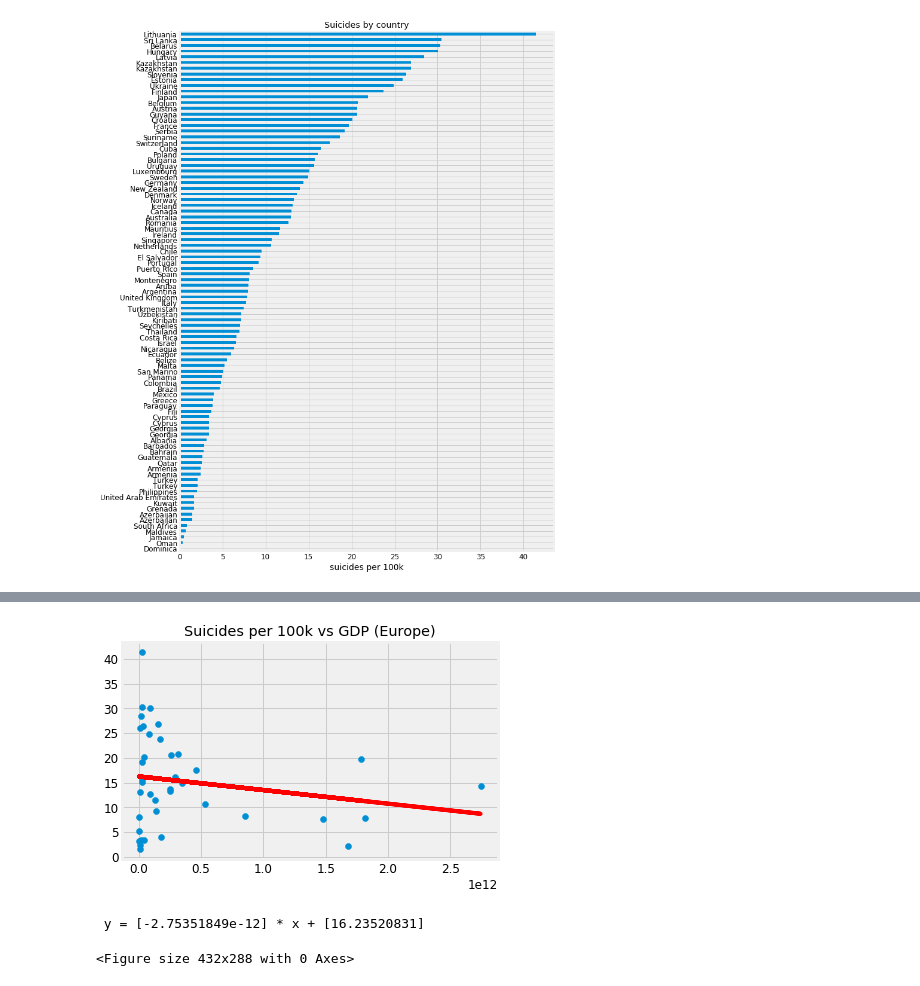
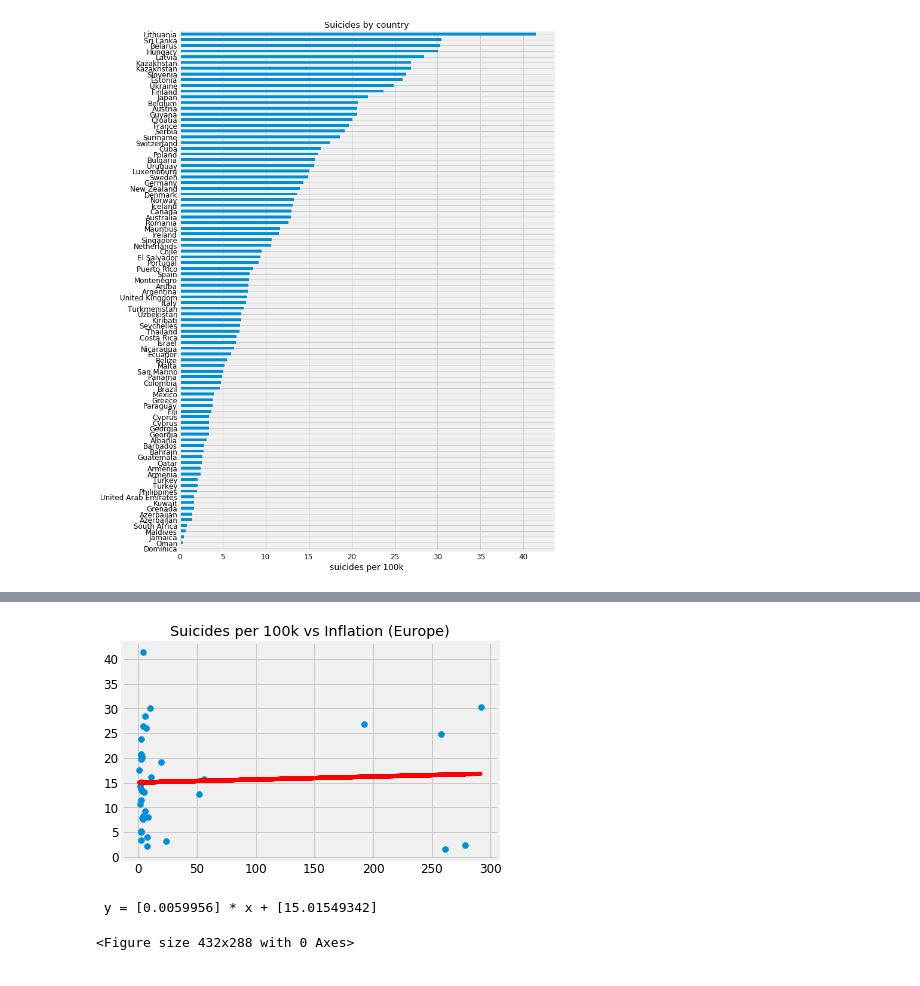
Before and after one commit to MiguelArieiro/WorldSuicideRatesAnalysis, a Jupyter notebook: sgd3.ipynb, the cells around one changed output, grey strips where cells are left out. Saved outputs shown, nothing was run; the diff lists cells and outputs as text; code cells hidden in the pictures.

```diff
--- a/sgd3.ipynb
+++ b/sgd3.ipynb
@@ -477,20 +477,20 @@ for value in continentValues:
 # %%
 from sklearn.linear_model import LinearRegression
-df = pd.DataFrame(np.random.randn(100, 3))
+from scipy import stats
 
-from scipy import stats
-totalSuicidesPer100kCountries=totalSuicidesPer100kCountries[(np.abs(stats.zscore(totalSuicidesPer100kCountries.gdp_per_capita_USD)) < 3)]
+df = totalSuicidesPer100kCountries[(np.abs(stats.zscore(totalSuicidesPer100kCountries.suicides_per_100k_pop)) < 3)]
+df = df[(np.abs(stats.zscore(df.gdp_per_capita_USD)) < 3)]
 
-X = totalSuicidesPer100kCountries.iloc[:, -1].values.reshape(-1, 1)  # values converts it into a numpy array
-Y = totalSuicidesPer100kCountries.iloc[:, -2].values.reshape(-1, 1)  # -1 means that calculate the dimension of rows, but have 1 column
+X = df.iloc[:, -1].values.reshape(-1, 1)  # values converts it into a numpy array
+Y = df.iloc[:, -2].values.reshape(-1, 1)  # -1 means that calculate the dimension of rows, but have 1 column
 
 linear_regressor = LinearRegression()  # create object for the class
 linear_regressor.fit(X, Y)  # perform linear regression
 
 Y_pred = linear_regressor.predict(X)  # make predictions
 
-plt.scatter(X, Y)
-plt.plot(X, Y_pred, color='red')
+plt.scatter (X, Y)
+plt.plot (X, Y_pred, color='red')
 
 plt.title("Suicides per 100k vs GDP per capita (World)")
 plt.show()
@@ -507,6 +544,10 @@ print(' y = {0} * x + {1}'.format(m, b))
 # %%
-X = totalSuicidesPer100kCountries[totalSuicidesPer100kCountries['Continent_Name']=='Europe'].iloc[:, -1].values.reshape(-1, 1)  # values converts it into a numpy array
-Y = totalSuicidesPer100kCountries[totalSuicidesPer100kCountries['Continent_Name']=='Europe'].iloc[:, -2].values.reshape(-1, 1)  # -1 means that calculate the dimension of rows, but have 1 column
+EuropeanSuicidesPer100K = totalSuicidesPer100kCountries[totalSuicidesPer100kCountries['Continent_Name']=='Europe']
+df = EuropeanSuicidesPer100K[(np.abs(stats.zscore(EuropeanSuicidesPer100K.suicides_per_100k_pop)) < 3)]
+df = EuropeanSuicidesPer100K[(np.abs(stats.zscore(EuropeanSuicidesPer100K.gdp_per_capita_USD)) < 3)]
+
+X = df.iloc[:, -1].values.reshape(-1, 1)  # values converts it into a numpy array
+Y = df.iloc[:, -2].values.reshape(-1, 1)  # -1 means that calculate the dimension of rows, but have 1 column
 
 linear_regressor = LinearRegression()  # create object for the class
 linear_regressor.fit(X, Y)  # perform linear regression
@@ -554,23 +725,26 @@ print(' y = {0} * x + {1}'.format(m, b))
 # %%
-X = totalSuicidesPer100kCountries[totalSuicidesPer100kCountries['Continent_Name']=='Europe'].iloc[:, -6].values.reshape(-1, 1)  # values converts it into a numpy array
-Y = totalSuicidesPer100kCountries[totalSuicidesPer100kCountries['Continent_Name']=='Europe'].iloc[:, -2].values.reshape(-1, 1)  # -1 means that calculate the dimension of rows, but have 1 column
+df = EuropeanSuicidesPer100K[(np.abs(stats.zscore(EuropeanSuicidesPer100K.inflation)) < 3)]
+
+X = df.iloc[:, -5].values.reshape(-1, 1)  # values converts it into a numpy array
+Y = df.iloc[:, -2].values.reshape(-1, 1)  # -1 means that calculate the dimension of rows, but have 1 column
 
 linear_regressor = LinearRegression()  # create object for the class
 linear_regressor.fit(X, Y)  # perform linear regression
 
 Y_pred = linear_regressor.predict(X)  # make predictions
+
 plt.scatter(X, Y)
 plt.plot(X, Y_pred, color='red')
 
-plt.title("Suicides per 100k vs GDP (Europe)")
+plt.title("Suicides per 100k vs Inflation (Europe)")
 plt.show()
-plt.savefig("plots\Europe_suicide_rate_vs_GDP_per_100k_regression_Europe.png")
+plt.savefig("plots\Europe_suicide_rate_vs_Inflation_regression_Europe.png")
 
 #printing equation
 m = linear_regressor.coef_[0]
 b = linear_regressor.intercept_
 print(' y = {0} * x + {1}'.format(m, b))
 # %% [output]
-[figure, old version]
+[figure, new version]
- y = [-2.75351849e-12] * x + [16.23520831]
+ y = [0.0059956] * x + [15.01549342]
 <Figure size 432x288 with 0 Axes>
```
Also changed, not shown: parts of 19 cells of this notebook, 11 other files.
